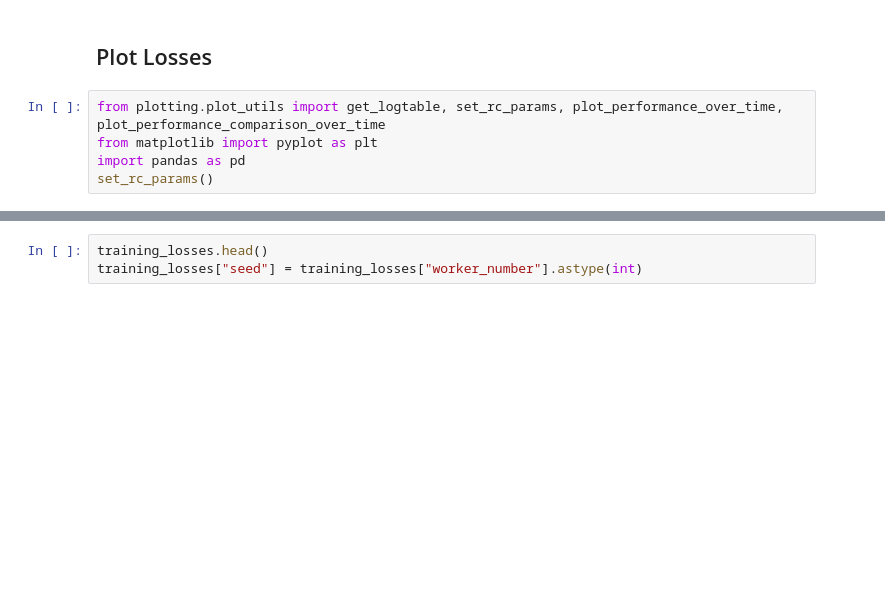
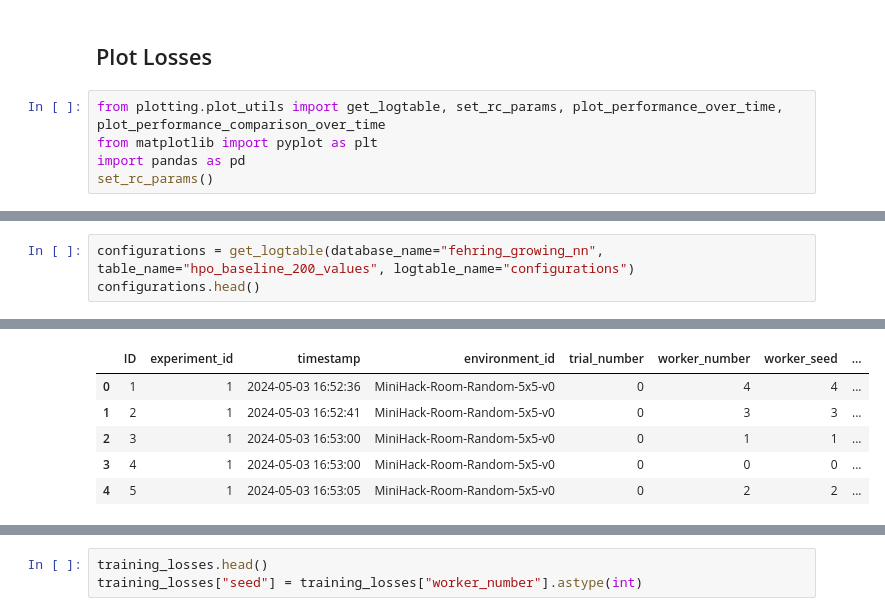
Before and after one commit to automl/GrowNN, a Jupyter notebook: plotting/plot_trianing_process.ipynb, the cells around one changed output, grey strips where cells are left out. Saved outputs shown, nothing was run; the diff lists cells and outputs as text; blank space fills up the shorter version.

```diff
--- a/plotting/plot_trianing_process.ipynb
+++ b/plotting/plot_trianing_process.ipynb
@@ -32,0 +32,4 @@ training_losses = get_logtable(database_name="fehring_growing_nn", table_name="h
+# %%
+configurations = get_logtable(database_name="fehring_growing_nn", table_name="hpo_baseline_200_values", logtable_name="configurations")
+configurations.head()
+# %% [output]
@@ -32,0 +53,6 @@ training_losses = get_logtable(database_name="fehring_growing_nn", table_name="h
+|  | ID | experiment_id | timestamp | environment_id | trial_number | worker_number | worker_seed | ... |
+| 0 | 1 | 1 | 2024-05-03 16:52:36 | MiniHack-Room-Random-5x5-v0 | 0 | 4 | 4 | ... |
+| 1 | 2 | 1 | 2024-05-03 16:52:41 | MiniHack-Room-Random-5x5-v0 | 0 | 3 | 3 | ... |
+| 2 | 3 | 1 | 2024-05-03 16:53:00 | MiniHack-Room-Random-5x5-v0 | 0 | 1 | 1 | ... |
+| 3 | 4 | 1 | 2024-05-03 16:53:00 | MiniHack-Room-Random-5x5-v0 | 0 | 0 | 0 | ... |
+| 4 | 5 | 1 | 2024-05-03 16:53:05 | MiniHack-Room-Random-5x5-v0 | 0 | 2 | 2 | ... |
```
Also changed, not shown: parts of 5 cells of this notebook, 6 other files.
